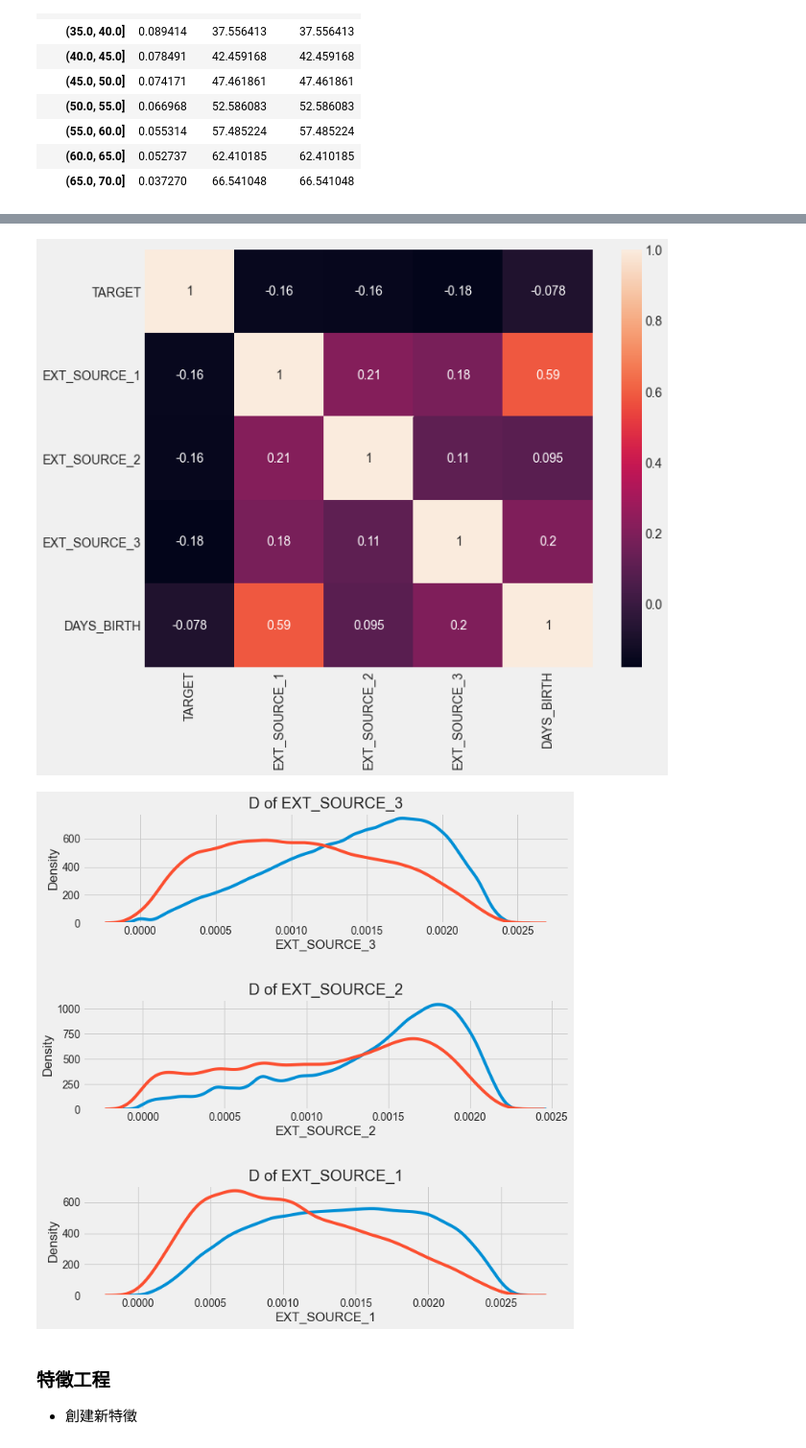
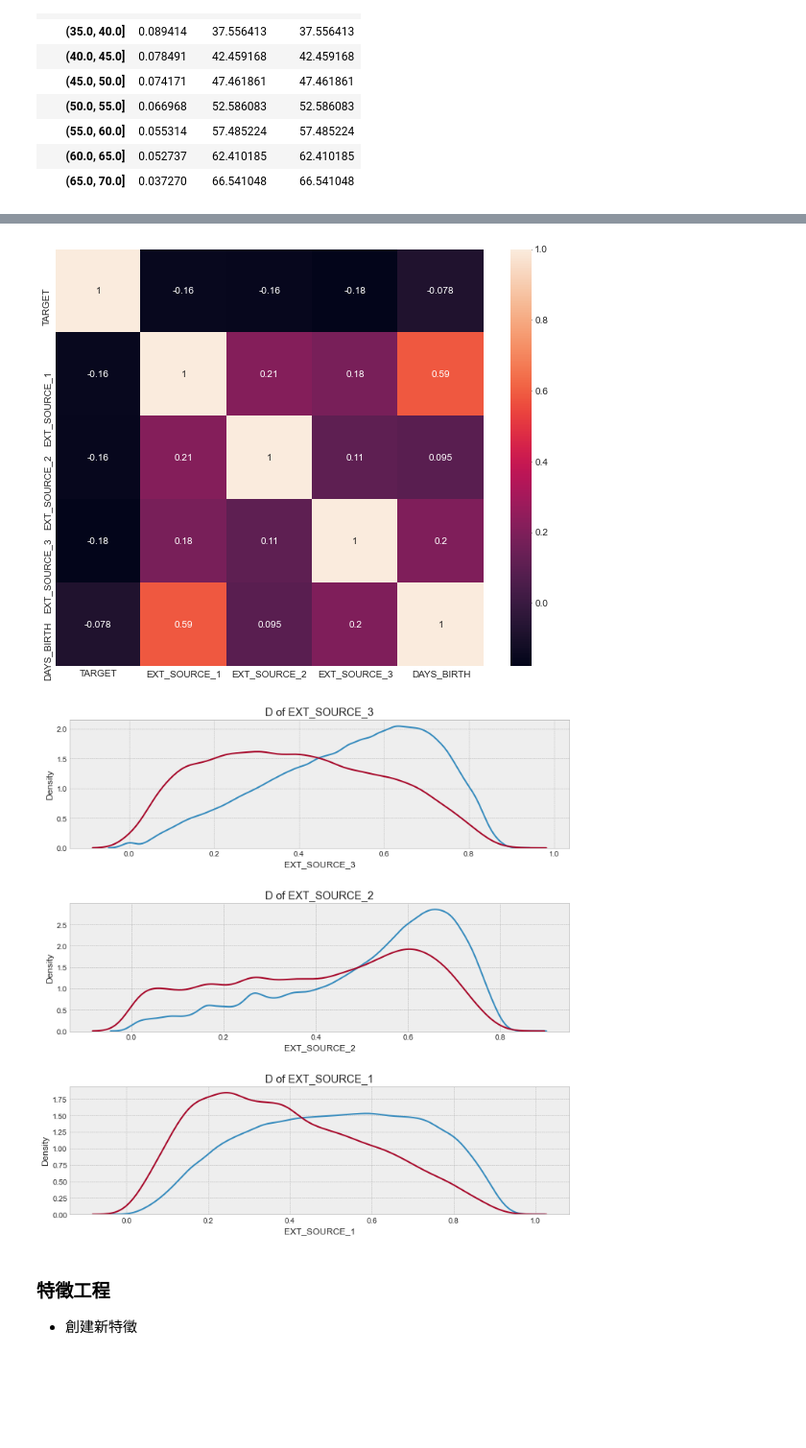
Before and after one commit to ALINYIWEN/Kaggle-Competitions, a Jupyter notebook: Home Credit Default Risk.ipynb, the cells around one changed output, grey strips where cells are left out. Shown at 96% size. Cells and saved outputs as stored; diff of their text form; code cells hidden in the pictures; blank space fills up the shorter version.

```diff
--- a/Home Credit Default Risk.ipynb
+++ b/Home Credit Default Risk.ipynb
@@ -256,7 +256,7 @@ DAYS_LAST_PHONE_CHANGE         0.055218
 Name: TARGET, dtype: float64
 # %%
 # 看一下年齡的分布
-plt.style.use('fivethirtyeight')
+plt.style.use('bmh')
 
 plt.hist(X['DAYS_BIRTH'], edgecolor='k', bins=25)
 plt.show()
@@ -323,27 +324,27 @@ plt.figure(figsize=(10,8))
 sns.heatmap(ext_data_corrs, annot=True)
 plt.show()
 # %% [output]
-[figure, old version]
+[figure, new version]
 # %%
 plt.figure(figsize=(10,10))
 
 # enumerate 列舉 ==> i :index ; source: 內容
 for i, source in enumerate(['EXT_SOURCE_3','EXT_SOURCE_2','EXT_SOURCE_1']):
     # 指定好子圖的位置
     plt.subplot(3, 1, i+1)
 
     # kdeplot
-    sns.kdeplot(X.loc[X['TARGET']==0, source]/365, label='target==0')
-    sns.kdeplot(X.loc[X['TARGET']==1, source]/365, label='target==1')
+    sns.kdeplot(X.loc[X['TARGET']==0, source], label='target==0')
+    sns.kdeplot(X.loc[X['TARGET']==1, source], label='target==1')
     plt.title('D of %s' % source)
 
     # 增加子圖間的間隙
     plt.tight_layout(h_pad=3)
 plt.show()
 
 # 藍線:0 紅線:1
 # %% [output]
-[figure, old version]
+[figure, new version]
 # %% [markdown]
 ### 特徵工程
 - 創建新特徵
```
Also changed, not shown: parts of 7 cells of this notebook.
